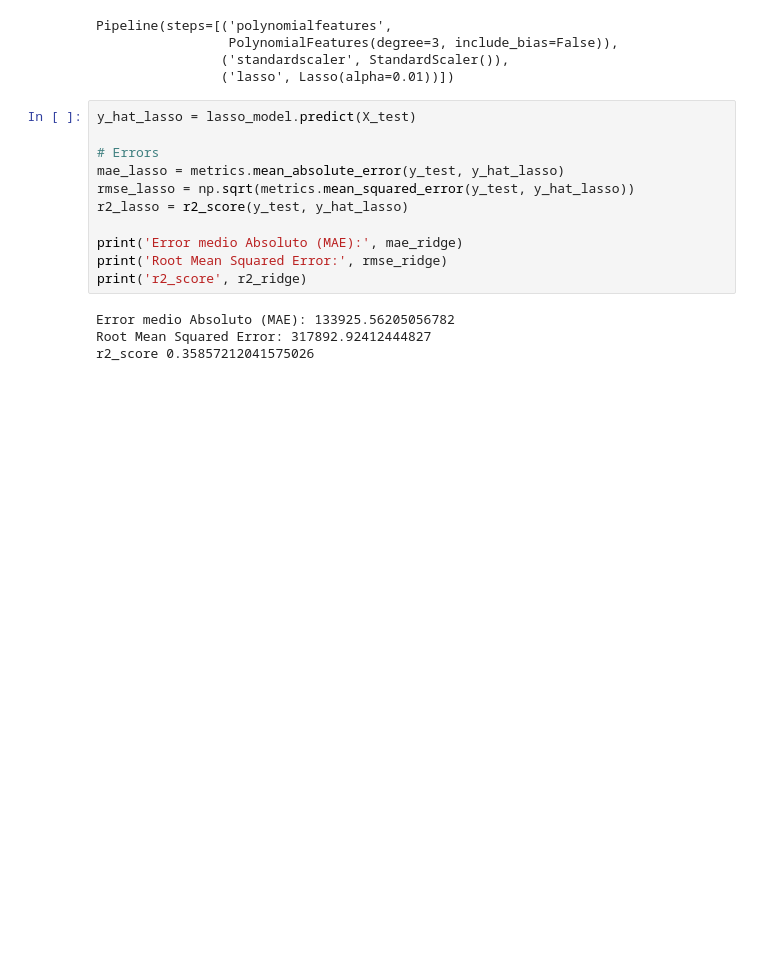
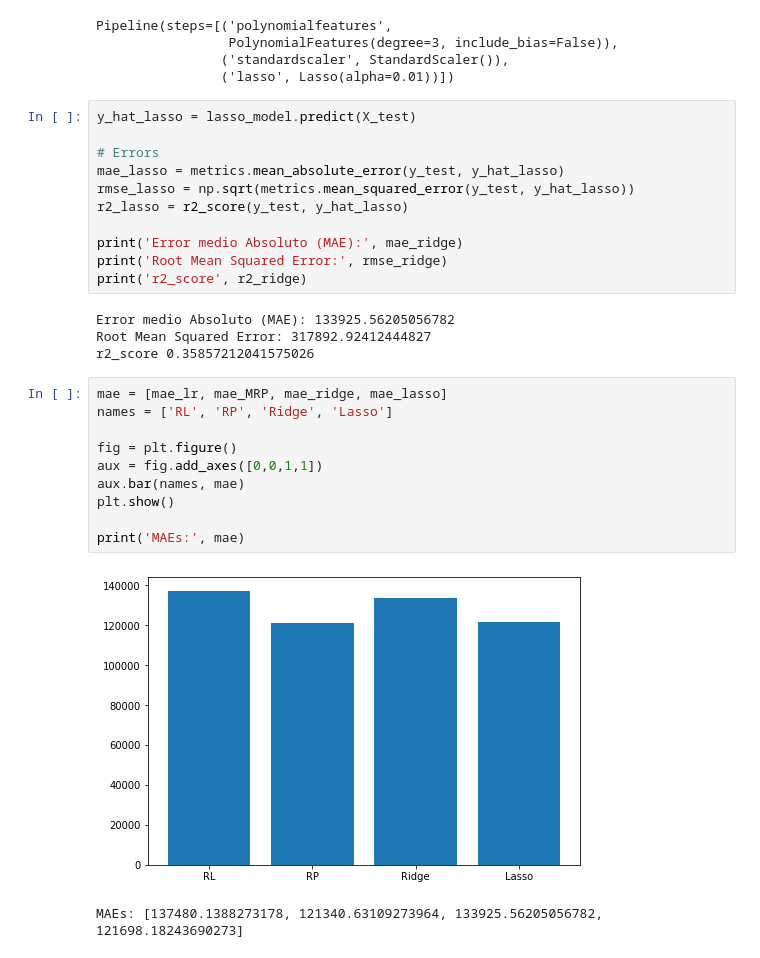
Before and after one commit to farinteractions/raspi-interactions, a Jupyter notebook: Actividad_Semanal_7/TecMty_Regresion_lineal_polinomial.ipynb, the cells around one changed output. Drawn from its saved outputs; the diff is of its cells as text; blank space fills up the shorter version.

```diff
--- a/Actividad_Semanal_7/TecMty_Regresion_lineal_polinomial.ipynb
+++ b/Actividad_Semanal_7/TecMty_Regresion_lineal_polinomial.ipynb
@@ -855,4 +855,17 @@ print('r2_score', r2_ridge)
 Error medio Absoluto (MAE): 133925.56205056782
 Root Mean Squared Error: 317892.92412444827
 r2_score 0.35857212041575026
+# %%
+mae = [mae_lr, mae_MRP, mae_ridge, mae_lasso]
+names = ['RL', 'RP', 'Ridge', 'Lasso']
+
+fig = plt.figure()
+aux = fig.add_axes([0,0,1,1])
+aux.bar(names, mae)
+plt.show()
+
+print('MAEs:', mae)
+# %% [output]
+[figure, added]
+MAEs: [137480.1388273178, 121340.63109273964, 133925.56205056782, 121698.18243690273]
 # %%
```
Also changed, not shown: parts of 2 cells of this notebook.
